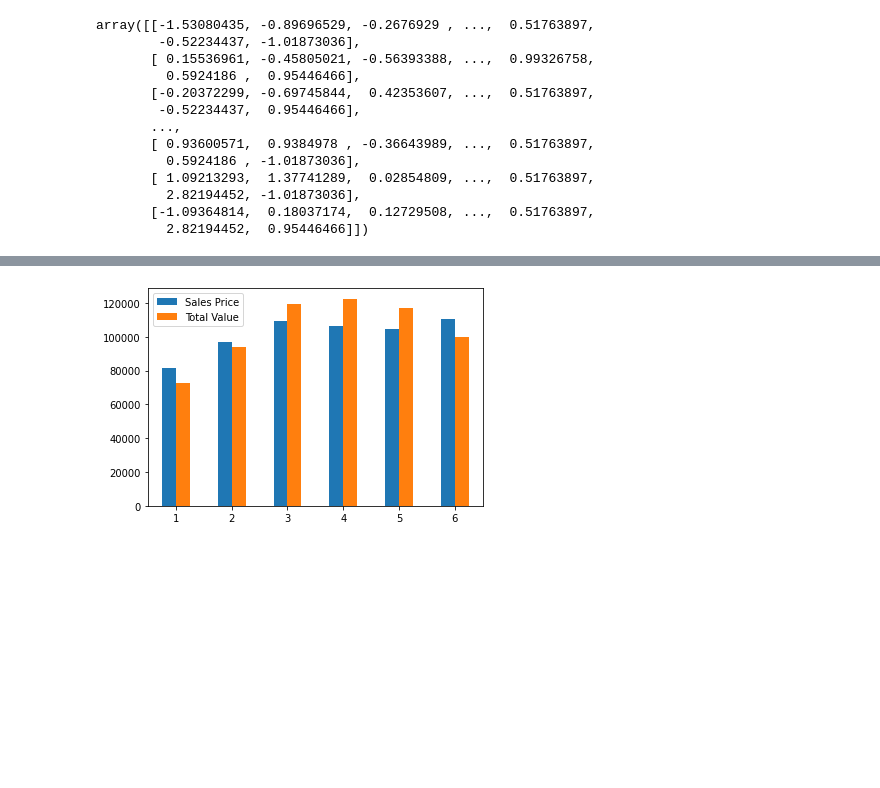
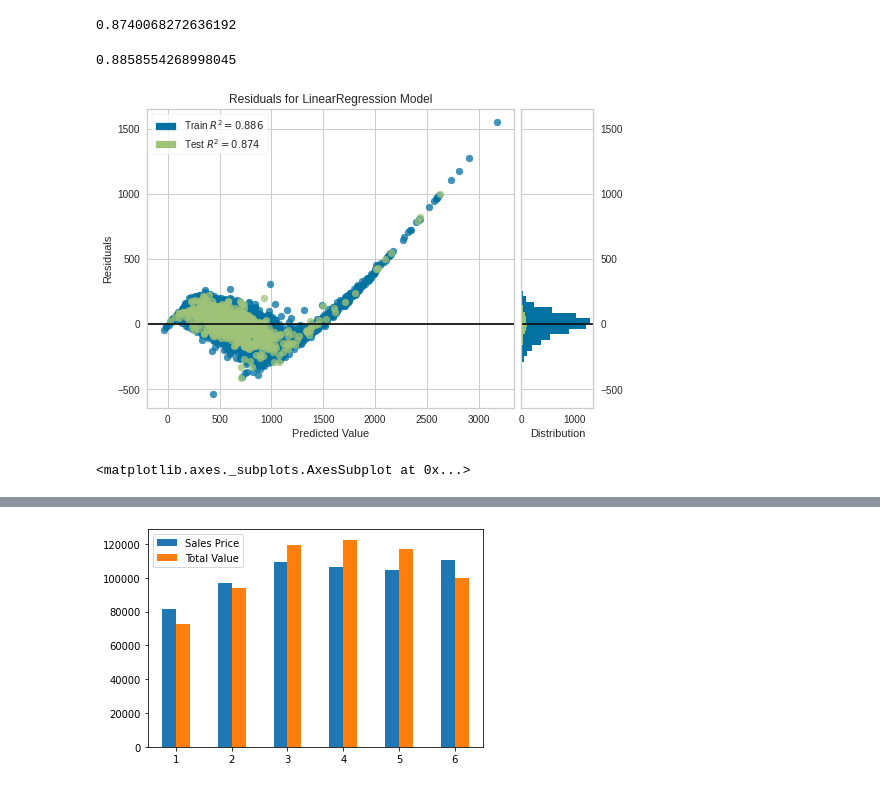
Before and after one commit to cmlakin/Machine-Learning-Final-Project----Lakin-Corrina, a Jupyter notebook: MLFP_Lakin.ipynb, the cells around one changed output, grey strips where cells are left out. Cells and saved outputs as stored; diff of their text form; code cells hidden in the pictures; blank space fills up the shorter version.

```diff
--- a/MLFP_Lakin.ipynb
+++ b/MLFP_Lakin.ipynb
@@ -115,7 +103,7 @@ cdf
 # %%
 # 4 - label-encoded, numbers associated with the type of property
 le = LabelEncoder()
-y_data = le.fit_transform(cdf['Sale Price'])
+y_data = le.fit_transform(cdf['Total Value'])
 cdf['Property_Address'] = le.fit_transform(cdf['Property Address'])
 cdf['Property_City'] = le.fit_transform(cdf['Property City'])
 cdf['Foundation'] = le.fit_transform(cdf['Foundation_Type'])
@@ -124,7 +112,7 @@ cdf['Exterior'] = le.fit_transform(cdf['Exterior_Wall'])
 
 # cdf['Property City'] = le.fit_transform(cdf['Property City'])
 
-x_data = cdf.drop(columns=['Property Address', 'Property City', 'Sale Date', 'Address', 'City',
+x_data = cdf.drop(columns=['Property Address', 'Total Value', 'Property City', 'Sale Date', 'Address', 'City',
                            'TN', 'Foundation_Type', 'Exterior_Wall'])
 x_data
 # cdf
@@ -135,18 +123,25 @@ x_data = scaler.fit_transform(x_data)
 
 # x_data_test
 x_train, x_test, y_train, y_test = train_test_split(x_data, y_data, test_size = 0.10, random_state=1)
-x_test
+
+model = linear_model.LinearRegression()
-# %% [output]
-array([[-1.53080435, -0.89696529, -0.2676929 , ...,  0.51763897,
-        -0.52234437, -1.01873036],
-       [ 0.15536961, -0.45805021, -0.56393388, ...,  0.99326758,
-         0.5924186 ,  0.95446466],
-       [-0.20372299, -0.69745844,  0.42353607, ...,  0.51763897,
-        -0.52234437,  0.95446466],
-       ...,
-       [ 0.93600571,  0.9384978 , -0.36643989, ...,  0.51763897,
-         0.5924186 , -1.01873036],
-       [ 1.09213293,  1.37741289,  0.02854809, ...,  0.51763897,
-         2.82194452, -1.01873036],
-       [-1.09364814,  0.18037174,  0.12729508, ...,  0.51763897,
-         2.82194452,  0.95446466]])
+# %%
+# train
+model = model.fit(x_train, y_train)
+
+# reg.score(x_test, y_test)
+model.score(x_test, y_test)
+# %% [output]
+0.8740068272636192
+# %%
+model.score(x_train, y_train)
+# %% [output]
+0.8858554268998045
+# %%
+visual = ResidualsPlot(model)
+visual.fit(x_train, y_train)
+visual.score(x_test, y_test)
+visual.poof()
+# %% [output]
+[figure, added]
+<matplotlib.axes._subplots.AxesSubplot at 0x...>
```
Also changed, not shown: parts of 16 cells of this notebook.
